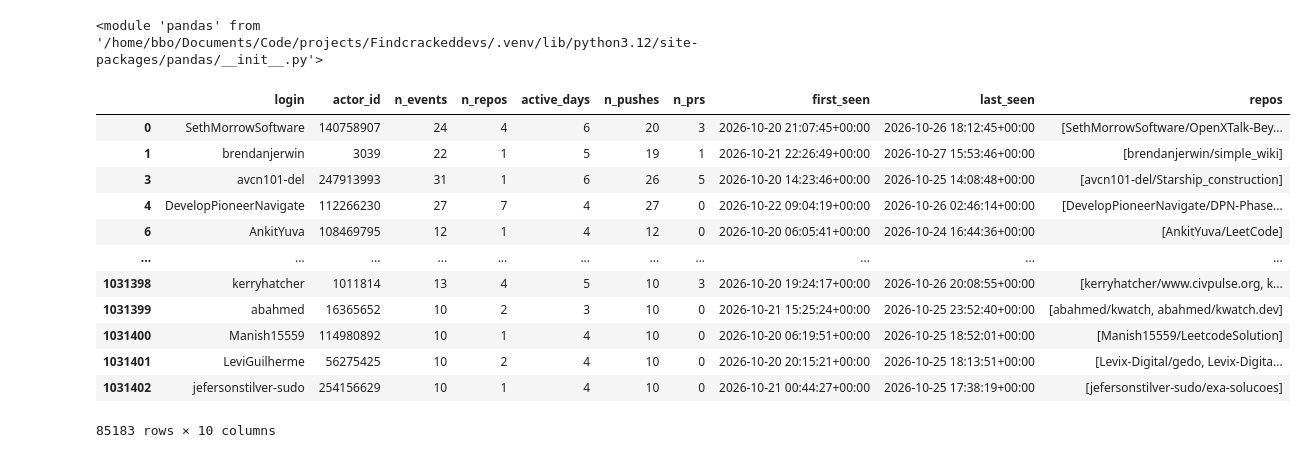
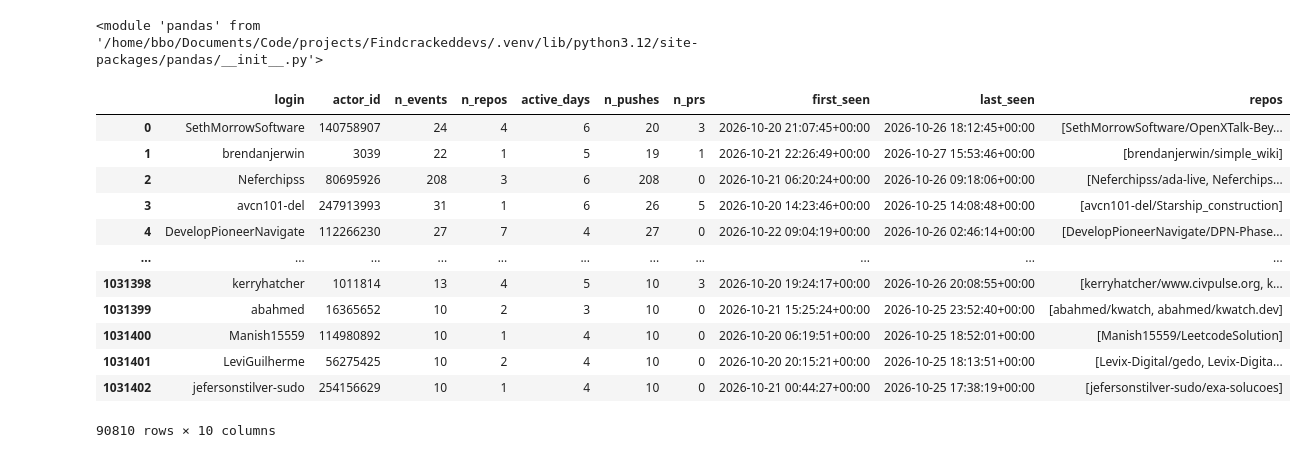
Before and after one commit to BilaalBakare/Findcrackeddevs, a Jupyter notebook: notebooks/test.ipynb, the cells around one changed output. Saved outputs shown, nothing was run; the diff lists cells and outputs as text; code cells hidden in the pictures.

Commit message:
gotten a pool from the active users

```diff
--- a/notebooks/test.ipynb
+++ b/notebooks/test.ipynb
@@ -27,20 +29,20 @@ df
 # %% [output]
 <module 'pandas' from '/home/bbo/Documents/Code/projects/Findcrackeddevs/.venv/lib/python3.12/site-packages/pandas/__init__.py'>
 # %%
-Active = df[(df['active_days'] >= 3) & (df['n_events'] >= 5) & (df['n_events'] <= 50)]
+active = df[(df['active_days'] >= 3) & (df['n_events'] >= 5) & (df['n_events'] <= 400)]
 # %%
-Active
+active
 # %% [output]
 |  | login | actor_id | n_events | n_repos | active_days | n_pushes | n_prs | first_seen | last_seen | repos |
 | 0 | SethMorrowSoftware | 140758907 | 24 | 4 | 6 | 20 | 3 | 2026-10-20 21:07:45+00:00 | 2026-10-26 18:12:45+00:00 | [SethMorrowSoftware/OpenXTalk-Bey... |
 | 1 | brendanjerwin | 3039 | 22 | 1 | 5 | 19 | 1 | 2026-10-21 22:26:49+00:00 | 2026-10-27 15:53:46+00:00 | [brendanjerwin/simple_wiki] |
+| 2 | Neferchipss | 80695926 | 208 | 3 | 6 | 208 | 0 | 2026-10-21 06:20:24+00:00 | 2026-10-26 09:18:06+00:00 | [Neferchipss/ada-live, Neferchips... |
 | 3 | avcn101-del | 247913993 | 31 | 1 | 6 | 26 | 5 | 2026-10-20 14:23:46+00:00 | 2026-10-25 14:08:48+00:00 | [avcn101-del/Starship_construction] |
 | 4 | DevelopPioneerNavigate | 112266230 | 27 | 7 | 4 | 27 | 0 | 2026-10-22 09:04:19+00:00 | 2026-10-26 02:46:14+00:00 | [DevelopPioneerNavigate/DPN-Phase... |
-| 6 | AnkitYuva | 108469795 | 12 | 1 | 4 | 12 | 0 | 2026-10-20 06:05:41+00:00 | 2026-10-24 16:44:36+00:00 | [AnkitYuva/LeetCode] |
 | ... | ... | ... | ... | ... | ... | ... | ... | ... | ... | ... |
 | 1031398 | kerryhatcher | 1011814 | 13 | 4 | 5 | 10 | 3 | 2026-10-20 19:24:17+00:00 | 2026-10-26 20:08:55+00:00 | [kerryhatcher/www.civpulse.org, k... |
 | 1031399 | abahmed | 16365652 | 10 | 2 | 3 | 10 | 0 | 2026-10-21 15:25:24+00:00 | 2026-10-25 23:52:40+00:00 | [abahmed/kwatch, abahmed/kwatch.dev] |
 | 1031400 | Manish15559 | 114980892 | 10 | 1 | 4 | 10 | 0 | 2026-10-20 06:19:51+00:00 | 2026-10-25 18:52:01+00:00 | [Manish15559/LeetcodeSolution] |
 | 1031401 | LeviGuilherme | 56275425 | 10 | 2 | 4 | 10 | 0 | 2026-10-20 20:15:21+00:00 | 2026-10-25 18:13:51+00:00 | [Levix-Digital/gedo, Levix-Digita... |
 | 1031402 | jefersonstilver-sudo | 254156629 | 10 | 1 | 4 | 10 | 0 | 2026-10-21 00:44:27+00:00 | 2026-10-25 17:38:19+00:00 | [jefersonstilver-sudo/exa-solucoes] |
-85183 rows × 10 columns
+90810 rows × 10 columns
```
Also changed, not shown: parts of 4 cells of this notebook.
